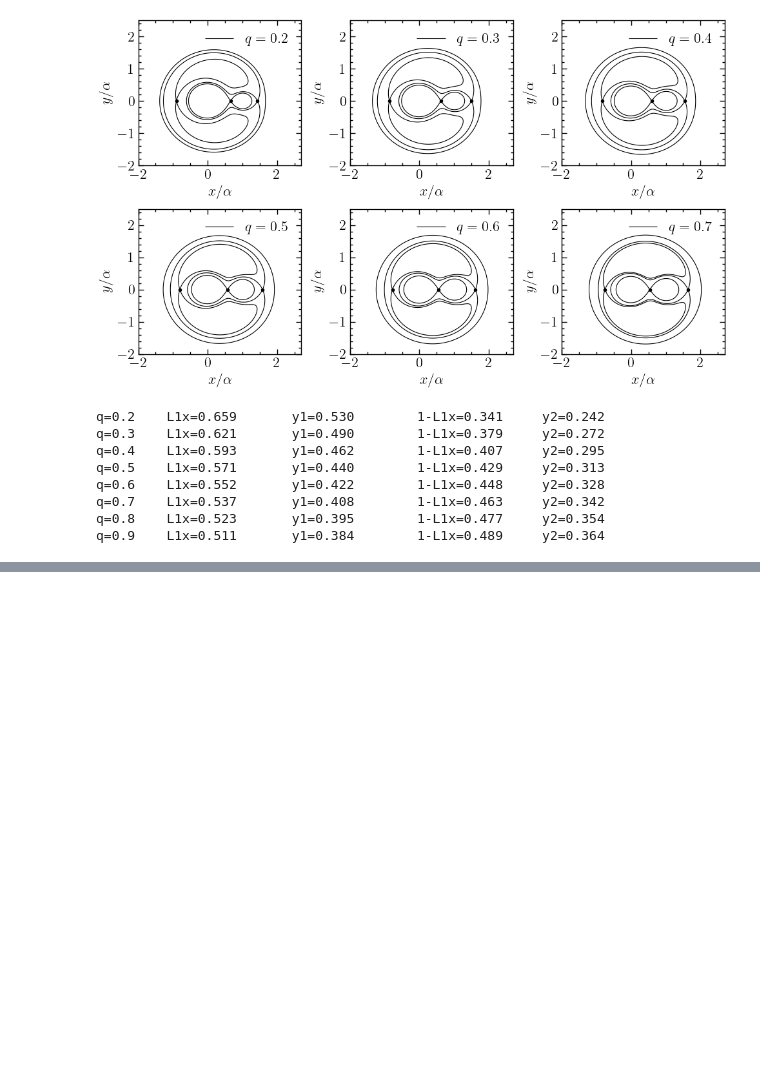
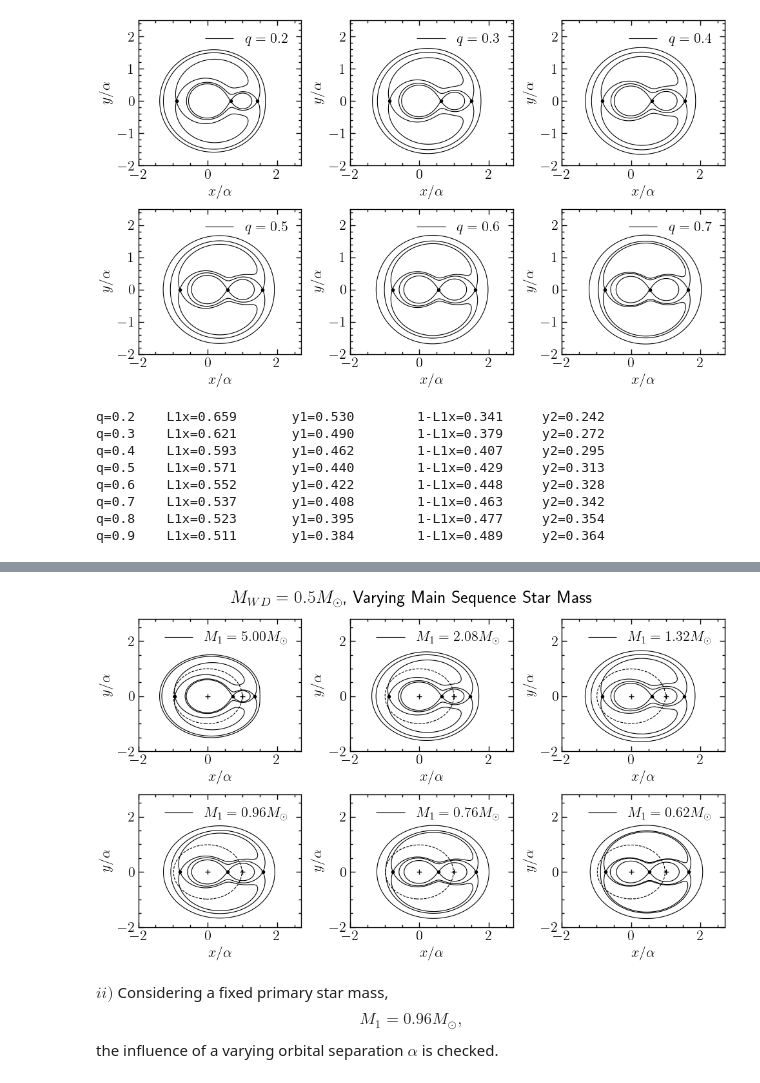
Before and after one commit to DimitrisKour/Common-Envelope-Binaries, a Jupyter notebook: Roche potential - Contour plots.ipynb, the cells around one changed output, grey strips where cells are left out. Saved outputs shown, nothing was run; the diff lists cells and outputs as text; code cells hidden in the pictures; blank space fills up the shorter version.

```diff
--- a/Roche potential - Contour plots.ipynb
+++ b/Roche potential - Contour plots.ipynb
@@ -294,0 +343,20 @@ q=0.9    L1x=0.511       y1=0.384        1-L1x=0.489     y2=0.364
+# %%
+# Initializing data.
+
+M2 = 0.5 ; q = np.linspace(0.1, 0.8, 6) ; M1 = M2 / q
+
+R_wd = R_WD(M2) ; R_ms = [] ; a = [] ; r_ms = [] ; r_wd = []
+for i in range(len(M1)):
+    R_ms.append(R_MS(M1[i]))
+
+for i in range(len(R_ms)):
+    a.append(R_wd + R_ms[i])
+    r_ms.append(r(R_ms[i], a[i]))
+    r_wd.append(r(R_wd, a[i]))
+# %%
+print("M_WD = %.1f"%M2 + ".")
+print("R_WD = %.3f"%R_wd + ".\n")
+
+for i in range(len(q)):
+    print("q = %.3f"%q[i] + ":  M_MS = %.3f"%M1[i] + " and R_MS = %.3f"%R_ms[i] + ".")
+    print("\t    a = %.3f"%a[i] + ", r_WD = %.3f"%r_wd[i] + ", r_MS = %.3f"%r_ms[i] + ".\n")
@@ -294,0 +384,43 @@ q=0.9    L1x=0.511       y1=0.384        1-L1x=0.489     y2=0.364
+# %%
+# Plotting.
+
+fig, axs = plt.subplots(2, 3, figsize=(10, 6), tight_layout=True)
+
+x = np.linspace(-4, 4, 1000) ; y = np.linspace(-3, 3, 1000)
+X, Y = np.meshgrid(x, y)
+
+index = 0 # Iterating over the initialized arrays for the given data.
+
+for i in range(2):
+    for j in range(3):
+
+        ax = axs[i][j]
+
+        L_points = [L1_point(q[index]), L2_point(q[index]), L3_point(q[index])]
+        phi_dl_L1 = phi_dl(L_points[0][0], L_points[0][1], q[index])
+        phi_dl_L2 = phi_dl(L_points[1][0], L_points[1][1], q[index])
+        phi_dl_L3 = phi_dl(L_points[2][0], L_points[2][1], q[index])
+
+        c = ax.contour(X, Y, phi_dl(X, Y, q[index]), colors="black", levels=[phi_dl_L3, phi_dl_L2, phi_dl_L1])
+        for k in range(3): ax.plot(L_points[k][0], L_points[k][1], color="black", marker=".")
+
+        ax.plot(0, 0, color="black", marker="+") ; ax.plot(1, 0, color="black", marker="+")
+        c1 = ax.contour(X, Y, star1(X, Y, r_ms[index]), linestyles="dashed", colors="black", levels=0)
+        c2 = ax.contour(X, Y, star2(X, Y, r_wd[index]), linestyles="dashed", colors="black", levels=0)
+
+        h,l = c.legend_elements() ; ax.legend(h, [r"$M_{1}=%.2f$"%M1[index]+r"$M_{\odot}$"])
+        ax.set_xlabel(r"$x/\alpha$") ; ax.set_ylabel(r"$y/\alpha$")
+        ax.set_xlim(-2, 2.7) ; ax.set_ylim(-2, 2.8)
+        plt.rcParams["lines.linewidth"] = 0.8
+
+        index += 1
+
+fig.suptitle(r"$M_{WD}=0.5M_{\odot}$, Varying Main Sequence Star Mass", fontsize=20)
+plt.savefig("M_wd=0.5, varying M_ms.png")
+plt.show()
+# %% [output]
+[figure, added]
+# %% [markdown]
+$ii)$ Considering a fixed primary star mass,
+$$M_{1}=0.96M_{\odot},$$
+the influence of a varying orbital separation $\alpha$ is checked.
```
Also changed, not shown: parts of 17 cells of this notebook.
